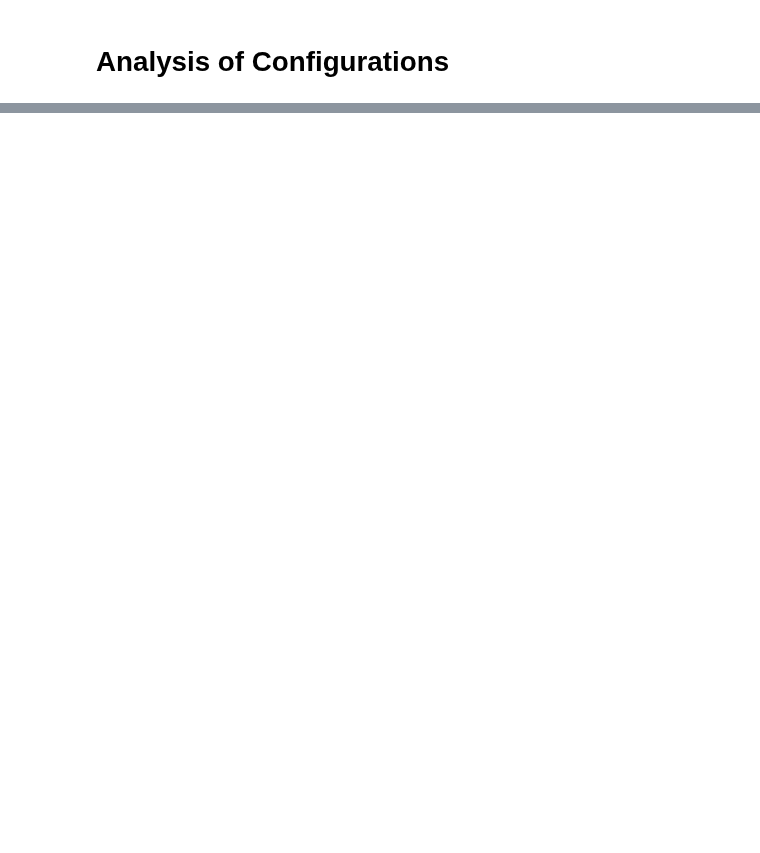
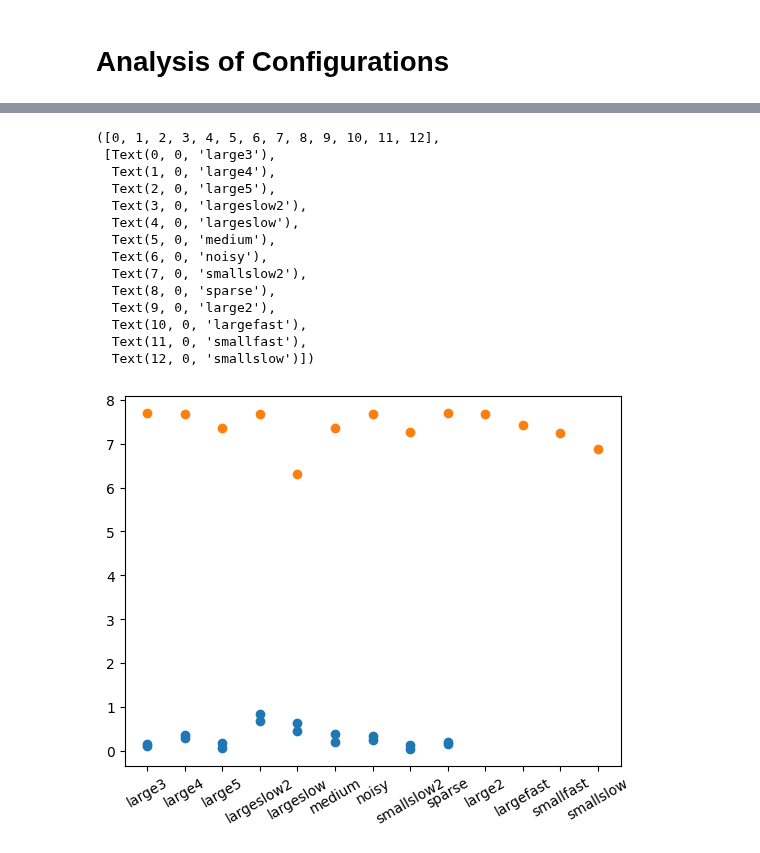
Before and after one commit to adamy03/sysml, a Jupyter notebook: testing/test_results/analysis.ipynb, the cells around one changed output, grey strips where cells are left out. Drawn from its saved outputs; the diff is of its cells as text; code cells hidden in the pictures; blank space fills up the shorter version.

```diff
--- a/testing/test_results/analysis.ipynb
+++ b/testing/test_results/analysis.ipynb
@@ -123,2 +96,0 @@ plot_with_best_fit(config_data, 'Resolution (1000s of px)', 'energy', 'sparse')
-# %%
-plot_with_best_fit(config_data, 'Resolution (1000s of px)', 'energy', 'medium')
@@ -127,2 +96,0 @@ plot_with_best_fit(config_data, 'Resolution (1000s of px)', 'energy', 'medium')
-# %%
-plot_with_best_fit(config_data, 'Resolution (1000s of px)', 'energy', 'noisy')
@@ -130,0 +106,19 @@ plot_with_best_fit(config_data, 'Resolution (1000s of px)', 'energy', 'noisy')
+# %%
+testdir = '../../samples/testing/videos/'
+df = pd.DataFrame()
+
+for video in os.listdir(testdir):
+    cap = cv2.VideoCapture(os.path.join(testdir, video))
+    frame_no = 0
+    entropies = []
+    print(video)
+    while frame_no < 251:
+        ret, frame = cap.read()
+        if not ret:
+            break
+        if frame_no % 5 == 0:
+            entropy = skimage.measure.shannon_entropy(frame)
+            entropies.append(entropy)
+        frame_no += 1
+    cap.release()
+    df[video.split('.')[0]] = entropies
@@ -130,0 +139,24 @@ plot_with_best_fit(config_data, 'Resolution (1000s of px)', 'energy', 'noisy')
+# %%
+means = df.mean()
+# %%
+fig, ax = plt.subplots()
+
+ax.scatter(config_data['Test Video'], config_data['mAP'])
+ax.scatter(means.index, means)
+plt.xticks(rotation=30)
+# %% [output]
+([0, 1, 2, 3, 4, 5, 6, 7, 8, 9, 10, 11, 12],
+ [Text(0, 0, 'large3'),
+  Text(1, 0, 'large4'),
+  Text(2, 0, 'large5'),
+  Text(3, 0, 'largeslow2'),
+  Text(4, 0, 'largeslow'),
+  Text(5, 0, 'medium'),
+  Text(6, 0, 'noisy'),
+  Text(7, 0, 'smallslow2'),
+  Text(8, 0, 'sparse'),
+  Text(9, 0, 'large2'),
+  Text(10, 0, 'largefast'),
+  Text(11, 0, 'smallfast'),
+  Text(12, 0, 'smallslow')])
+[figure, added]
```
Also changed, not shown: parts of 13 cells of this notebook, 6 other files.
